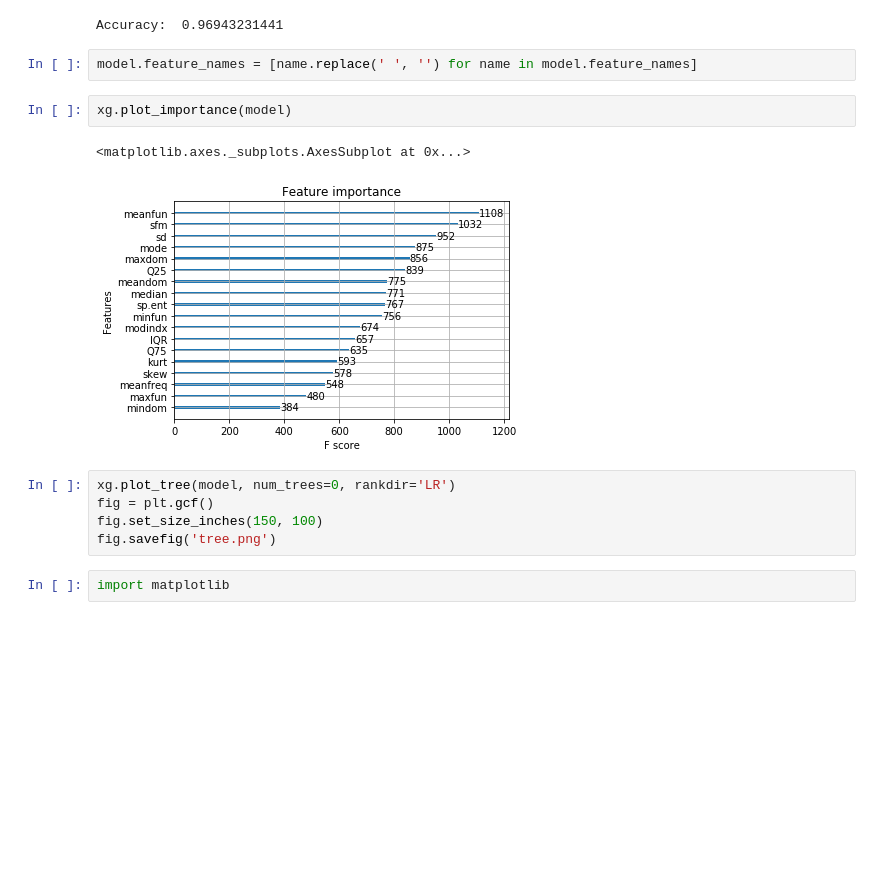
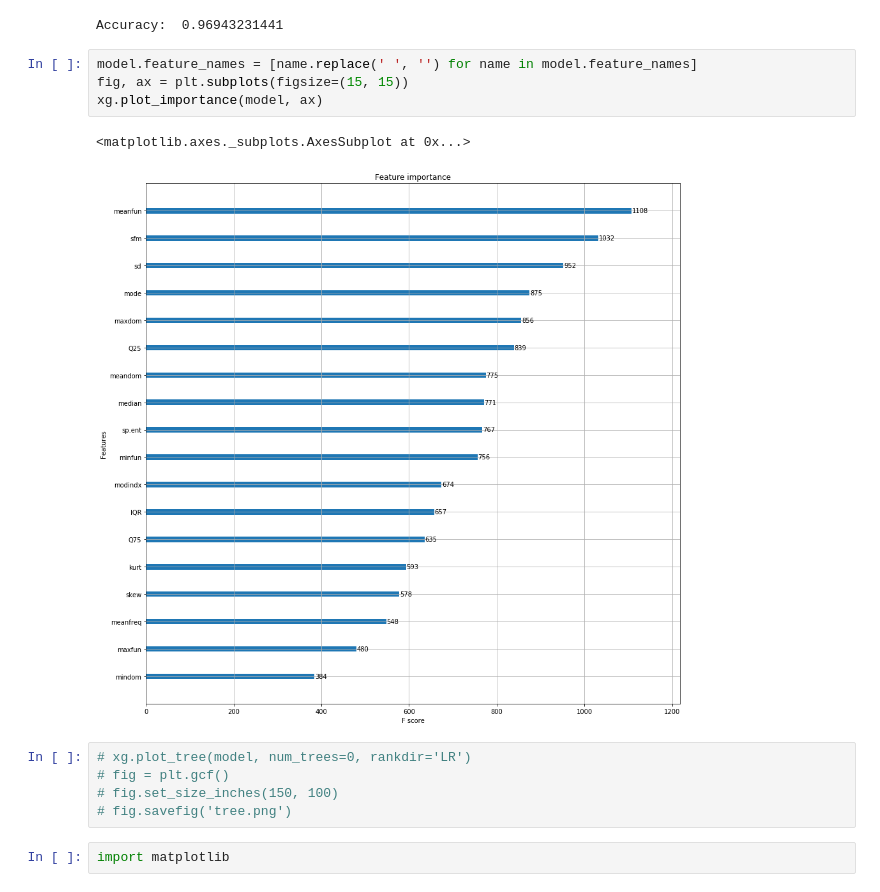
Before and after one commit to RSPB/mfmodel, a Jupyter notebook: model.ipynb, the cells around one changed output. Saved outputs shown, nothing was run; the diff lists cells and outputs as text; blank space fills up the shorter version.

```diff
--- a/model.ipynb
+++ b/model.ipynb
@@ -85,15 +84,15 @@ print('Accuracy: ', acc)
 Accuracy:  0.96943231441
 # %%
 model.feature_names = [name.replace(' ', '') for name in model.feature_names]
+fig, ax = plt.subplots(figsize=(15, 15))
+xg.plot_importance(model, ax)
+# %% [output]
+<matplotlib.axes._subplots.AxesSubplot at 0x...>
+[figure, added]
-# %%
-xg.plot_importance(model)
-# %% [output]
-<matplotlib.axes._subplots.AxesSubplot at 0x...>
-[figure, removed]
 # %%
-xg.plot_tree(model, num_trees=0, rankdir='LR')
-fig = plt.gcf()
-fig.set_size_inches(150, 100)
-fig.savefig('tree.png')
+# xg.plot_tree(model, num_trees=0, rankdir='LR')
+# fig = plt.gcf()
+# fig.set_size_inches(150, 100)
+# fig.savefig('tree.png')
 # %%
 import matplotlib
```
Also changed, not shown: parts of 1 cell of this notebook, 5 other files.
